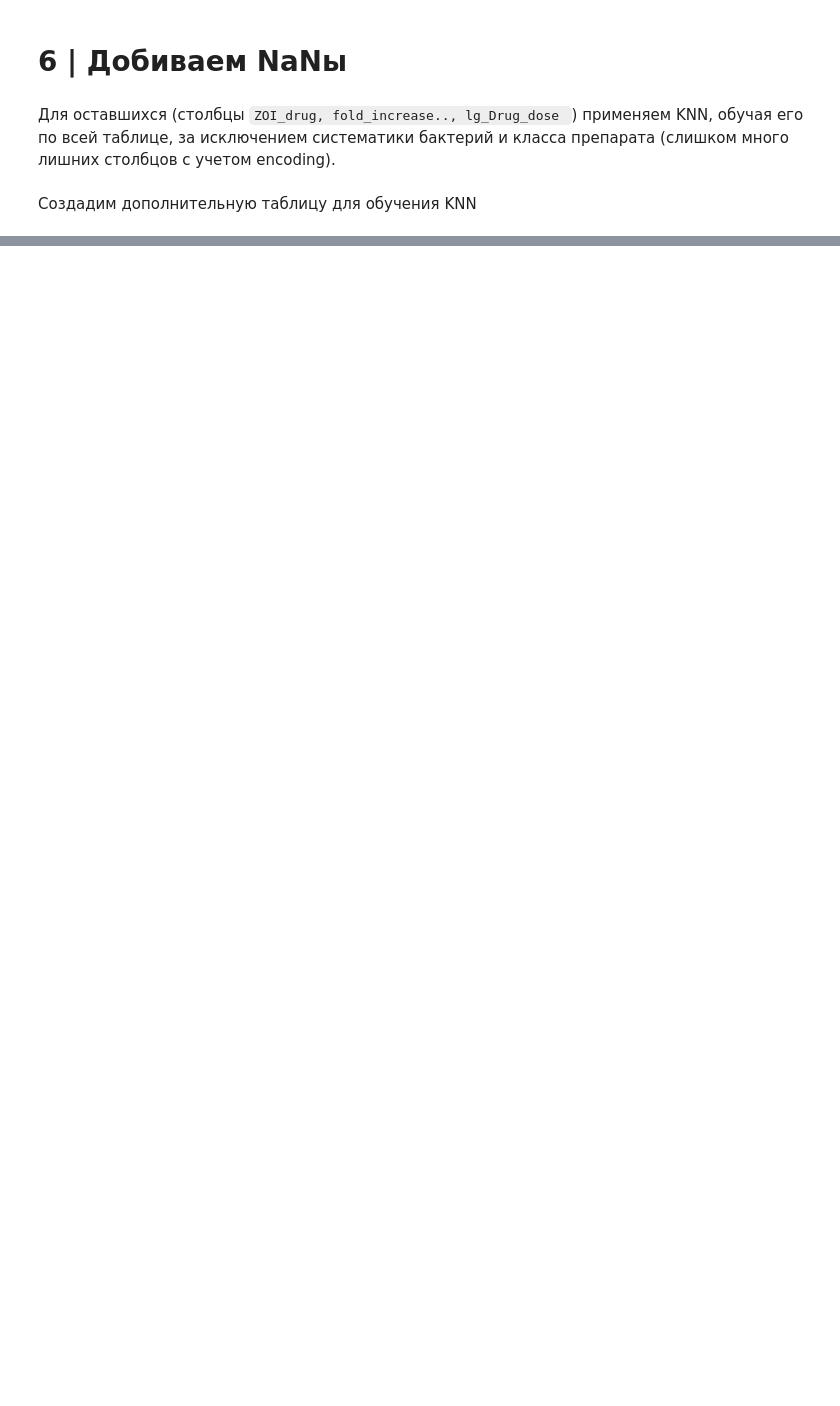
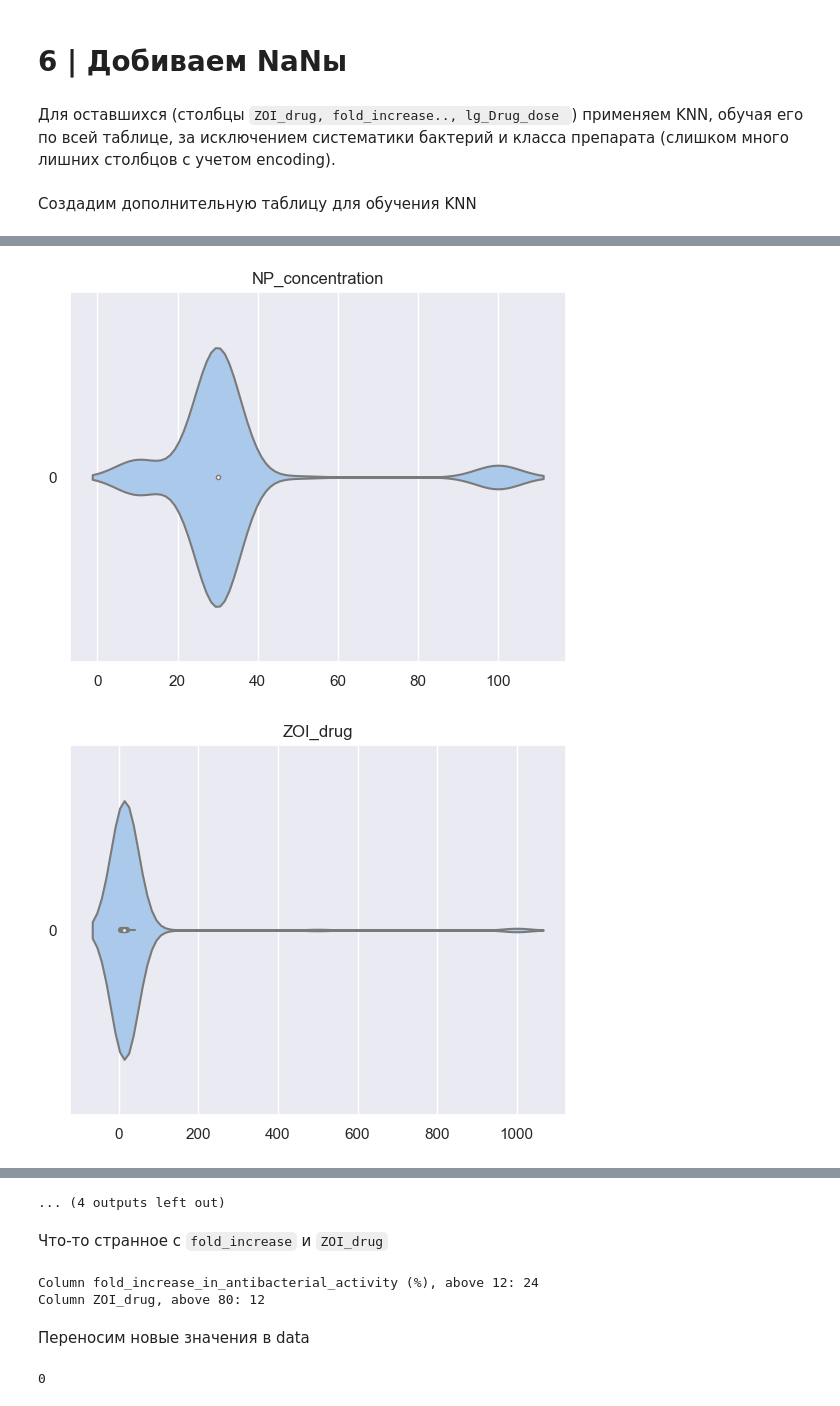
Before and after one commit to vahahahart/hackathon_team_3, a Jupyter notebook: tmp_vah.ipynb, the cells around one changed output, grey strips where cells are left out. Saved outputs shown, nothing was run; the diff lists cells and outputs as text; code cells hidden in the pictures; blank space fills up the shorter version.

````diff
--- a/tmp_vah.ipynb
+++ b/tmp_vah.ipynb
@@ -746,0 +702,8 @@ plt.tight_layout()
+# %%
+for col in num_cols_final:
+    sns.violinplot(df_dummy[col], orient='h', width=0.7, palette='pastel')
+    plt.title(col)
+    plt.show()
+# %% [output]
+[figure, added]
+[figure, added]
@@ -746,0 +720,20 @@ plt.tight_layout()
+... (4 outputs left out)
+# %% [markdown]
+Что-то странное с ```fold_increase``` и ```ZOI_drug```
+# %%
+for col, thresh in zip(['fold_increase_in_antibacterial_activity (%)', 'ZOI_drug'], [12, 80]):
+    print(f'Column {col}, above {thresh}: {df_dummy[df_dummy[col] > thresh].shape[0]}')
+    _med = df_dummy[col].median()
+    df_dummy.loc[df_dummy[col] > thresh, col] = _med
+    assert df_dummy[df_dummy[col] > thresh].shape[0] == 0
+# %% [output]
+Column fold_increase_in_antibacterial_activity (%), above 12: 24
+Column ZOI_drug, above 80: 12
+# %% [markdown]
+Переносим новые значения в data
+# %%
+cols_to_fill = ['ZOI_drug', 'fold_increase_in_antibacterial_activity (%)', 'lg_Drug_dose']
+df.loc[:, cols_to_fill] = df_dummy[cols_to_fill]
+df.isna().sum().sum()
+# %% [output]
+0
````
Also changed, not shown: parts of 62 cells of this notebook.
